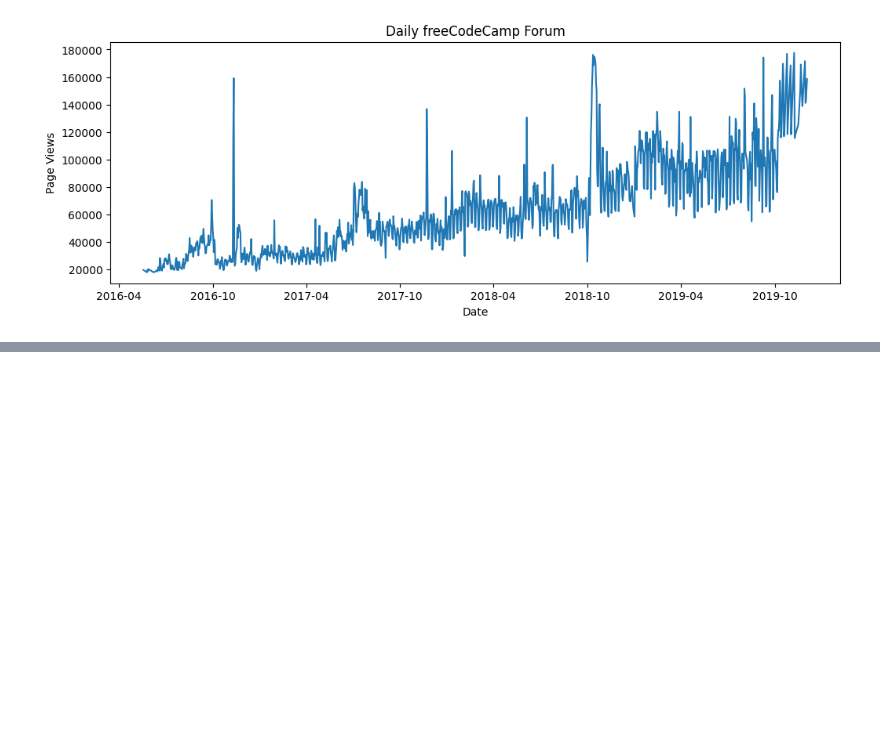
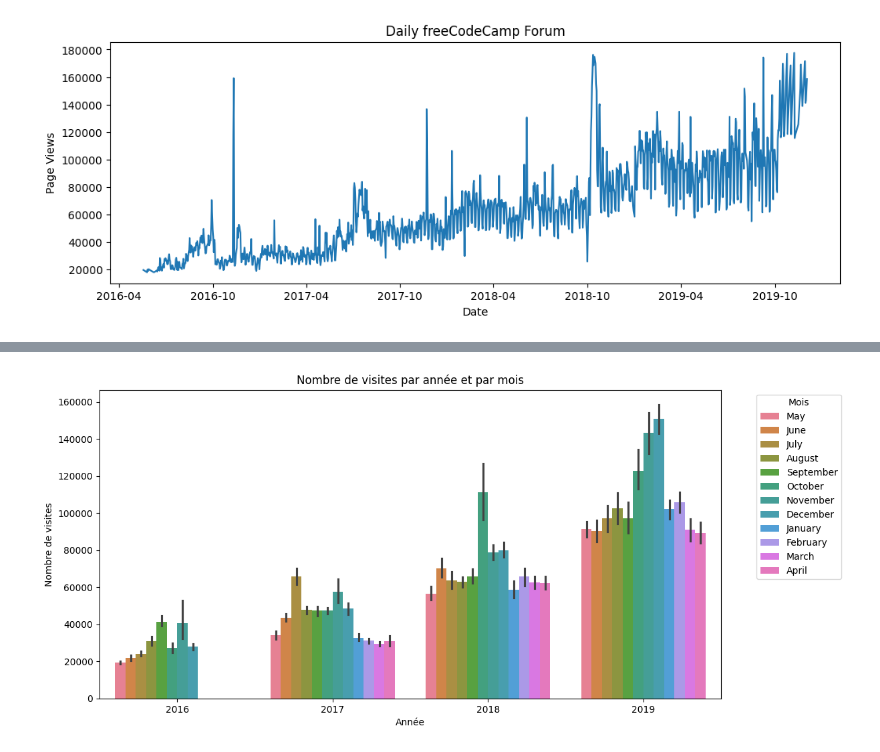
Before and after one commit to Loyolan/data-analysis-with-python-projects, a Jupyter notebook: boilerplate-page-view-time-series-visualizer/time_series_visualizer.ipynb, the cells around one changed output, grey strips where cells are left out. Drawn from its saved outputs; the diff is of its cells as text; code cells hidden in the pictures; blank space fills up the shorter version.

```diff
--- a/boilerplate-page-view-time-series-visualizer/time_series_visualizer.ipynb
+++ b/boilerplate-page-view-time-series-visualizer/time_series_visualizer.ipynb
@@ -133,0 +140,16 @@ def draw_bar_plot():
+# %%
+plt.figure(figsize=(12, 6))
+sns.barplot(x=df_c.index.year, y='value', hue=df_c.index.month_name(), data=df_c)
+
+# Nommez les axes et donnez un titre au graphique
+plt.xlabel('Année')
+plt.ylabel('Nombre de visites')
+plt.title('Nombre de visites par année et par mois')
+
+# Affichez la légende et ajustez la position si nécessaire
+plt.legend(title='Mois', bbox_to_anchor=(1.05, 1), loc='upper left')
+
+# Affichez le graphique
+plt.show()
+# %% [output]
+[figure, added]
```
Also changed, not shown: parts of 9 cells of this notebook, 11 other files.
